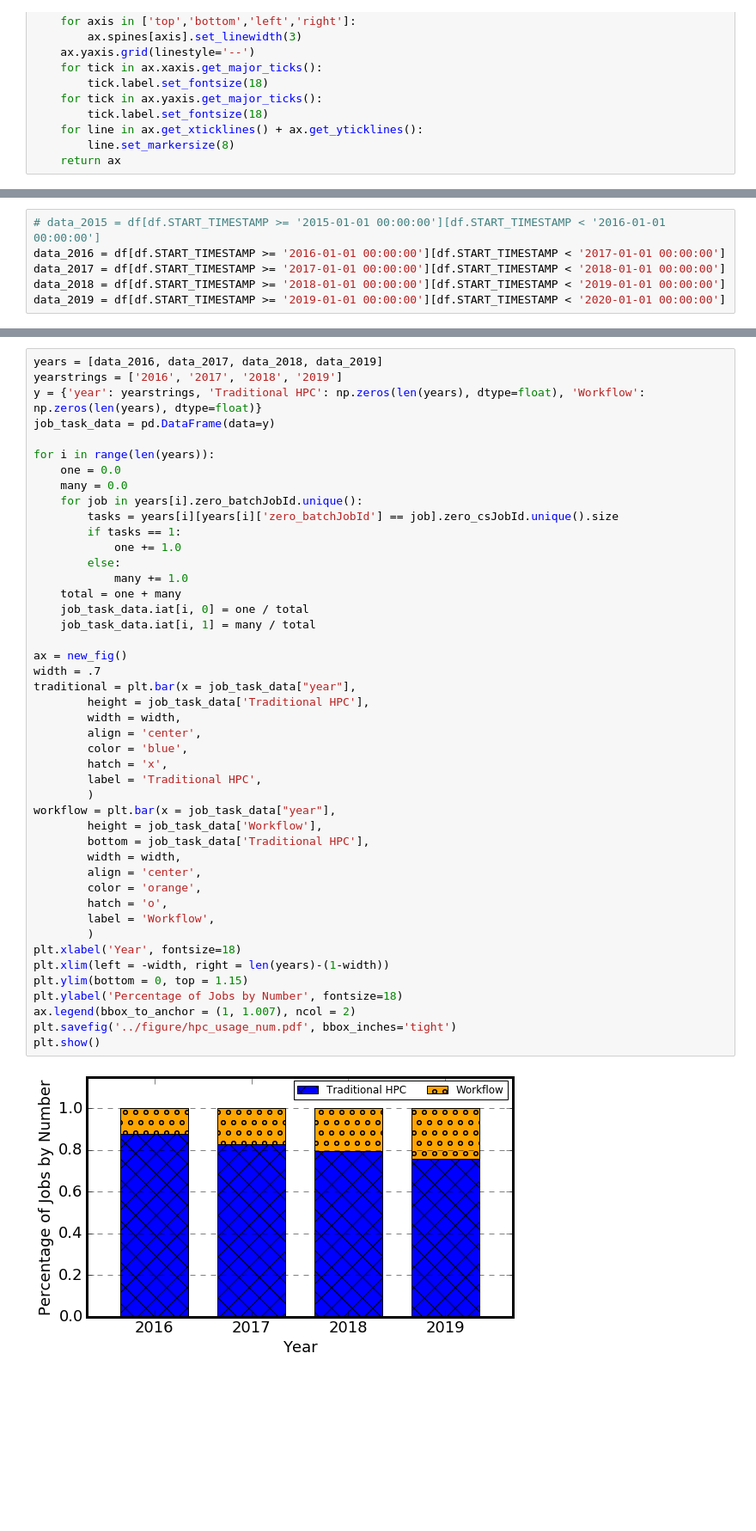
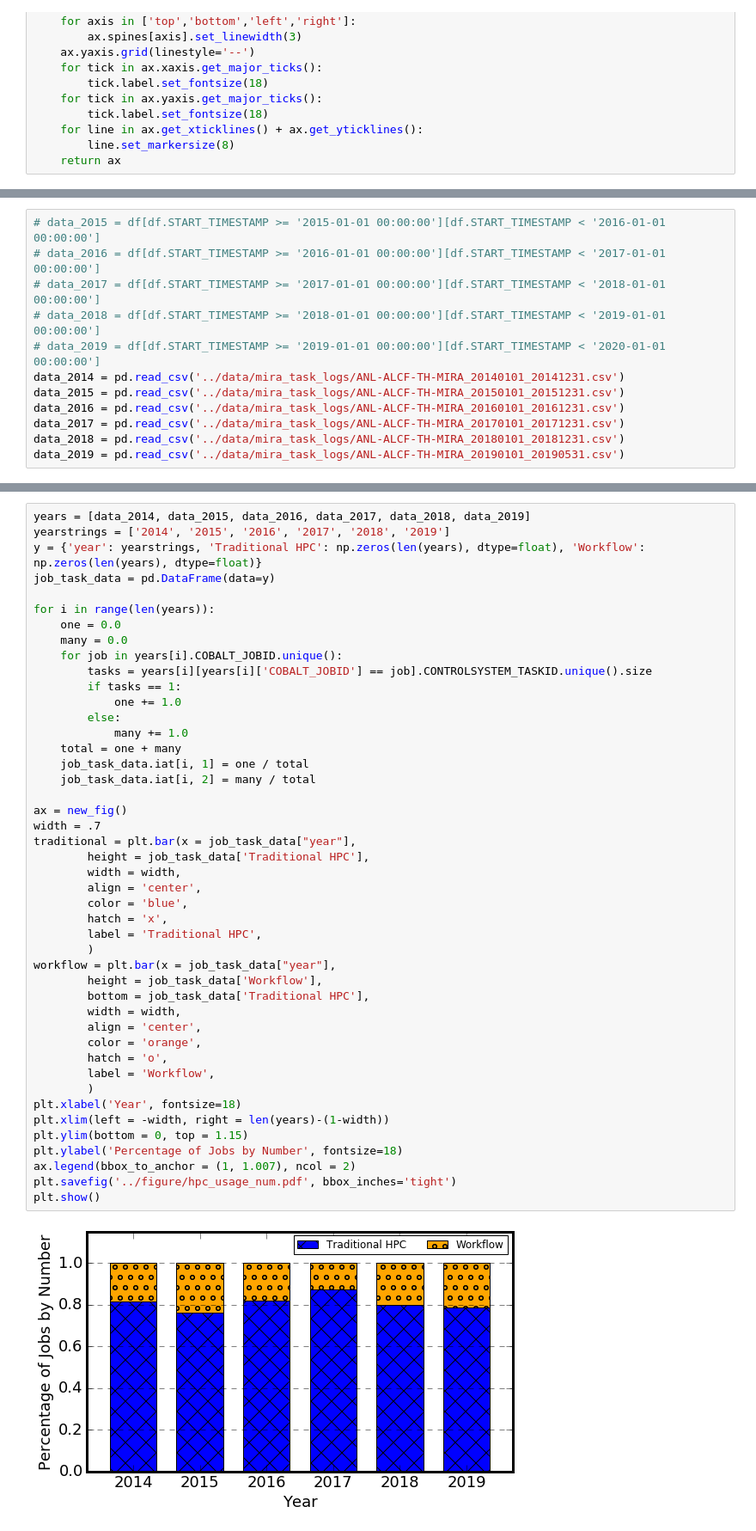
Before and after one commit to LuckierDodge/alcf-jupyter-notebooks, a Jupyter notebook: rlewis_nb/workflow_vs_hpc_new.ipynb, the cells around one changed output, grey strips where cells are left out. Shown: that part at 86% size. Cells and saved outputs as stored; diff of their text form; blank space fills up the shorter version.

```diff
--- a/rlewis_nb/workflow_vs_hpc_new.ipynb
+++ b/rlewis_nb/workflow_vs_hpc_new.ipynb
@@ -27,6 +27,12 @@ df = pd.read_csv('../data/composed/mira_all.csv')
 # %%
 # data_2015 = df[df.START_TIMESTAMP >= '2015-01-01 00:00:00'][df.START_TIMESTAMP < '2016-01-01 00:00:00']
-data_2016 = df[df.START_TIMESTAMP >= '2016-01-01 00:00:00'][df.START_TIMESTAMP < '2017-01-01 00:00:00']
-data_2017 = df[df.START_TIMESTAMP >= '2017-01-01 00:00:00'][df.START_TIMESTAMP < '2018-01-01 00:00:00']
-data_2018 = df[df.START_TIMESTAMP >= '2018-01-01 00:00:00'][df.START_TIMESTAMP < '2019-01-01 00:00:00']
-data_2019 = df[df.START_TIMESTAMP >= '2019-01-01 00:00:00'][df.START_TIMESTAMP < '2020-01-01 00:00:00']
+# data_2016 = df[df.START_TIMESTAMP >= '2016-01-01 00:00:00'][df.START_TIMESTAMP < '2017-01-01 00:00:00']
+# data_2017 = df[df.START_TIMESTAMP >= '2017-01-01 00:00:00'][df.START_TIMESTAMP < '2018-01-01 00:00:00']
+# data_2018 = df[df.START_TIMESTAMP >= '2018-01-01 00:00:00'][df.START_TIMESTAMP < '2019-01-01 00:00:00']
+# data_2019 = df[df.START_TIMESTAMP >= '2019-01-01 00:00:00'][df.START_TIMESTAMP < '2020-01-01 00:00:00']
+data_2014 = pd.read_csv('../data/mira_task_logs/ANL-ALCF-TH-MIRA_20140101_20141231.csv')
+data_2015 = pd.read_csv('../data/mira_task_logs/ANL-ALCF-TH-MIRA_20150101_20151231.csv')
+data_2016 = pd.read_csv('../data/mira_task_logs/ANL-ALCF-TH-MIRA_20160101_20161231.csv')
+data_2017 = pd.read_csv('../data/mira_task_logs/ANL-ALCF-TH-MIRA_20170101_20171231.csv')
+data_2018 = pd.read_csv('../data/mira_task_logs/ANL-ALCF-TH-MIRA_20180101_20181231.csv')
+data_2019 = pd.read_csv('../data/mira_task_logs/ANL-ALCF-TH-MIRA_20190101_20190531.csv')
@@ -97,50 +87,50 @@ plt.show()
 # %%
-years = [data_2016, data_2017, data_2018, data_2019]
-yearstrings = ['2016', '2017', '2018', '2019']
+years = [data_2014, data_2015, data_2016, data_2017, data_2018, data_2019]
+yearstrings = ['2014', '2015', '2016', '2017', '2018', '2019']
 y = {'year': yearstrings, 'Traditional HPC': np.zeros(len(years), dtype=float), 'Workflow': np.zeros(len(years), dtype=float)}
 job_task_data = pd.DataFrame(data=y)
 
 for i in range(len(years)):
     one = 0.0
     many = 0.0
-    for job in years[i].zero_batchJobId.unique():
-        tasks = years[i][years[i]['zero_batchJobId'] == job].zero_csJobId.unique().size
+    for job in years[i].COBALT_JOBID.unique():
+        tasks = years[i][years[i]['COBALT_JOBID'] == job].CONTROLSYSTEM_TASKID.unique().size
         if tasks == 1:
             one += 1.0
         else:
             many += 1.0
     total = one + many
-    job_task_data.iat[i, 0] = one / total
-    job_task_data.iat[i, 1] = many / total
+    job_task_data.iat[i, 1] = one / total
+    job_task_data.iat[i, 2] = many / total
 
 ax = new_fig()
 width = .7
 traditional = plt.bar(x = job_task_data["year"],
         height = job_task_data['Traditional HPC'],
         width = width,
         align = 'center',
         color = 'blue',
         hatch = 'x',
         label = 'Traditional HPC',
         )
 workflow = plt.bar(x = job_task_data["year"],
         height = job_task_data['Workflow'],
         bottom = job_task_data['Traditional HPC'],
         width = width,
         align = 'center',
         color = 'orange',
         hatch = 'o',
         label = 'Workflow',
         )
 plt.xlabel('Year', fontsize=18)
 plt.xlim(left = -width, right = len(years)-(1-width))
 plt.ylim(bottom = 0, top = 1.15)
 plt.ylabel('Percentage of Jobs by Number', fontsize=18)
 ax.legend(bbox_to_anchor = (1, 1.007), ncol = 2)
 plt.savefig('../figure/hpc_usage_num.pdf', bbox_inches='tight')
 plt.show()
 # %% [output]
-[figure, old version]
+[figure, new version]
 # %%
 print(job_task_data)
 # %% [output]
```
Also changed, not shown: parts of 11 cells of this notebook, 7 other files.
